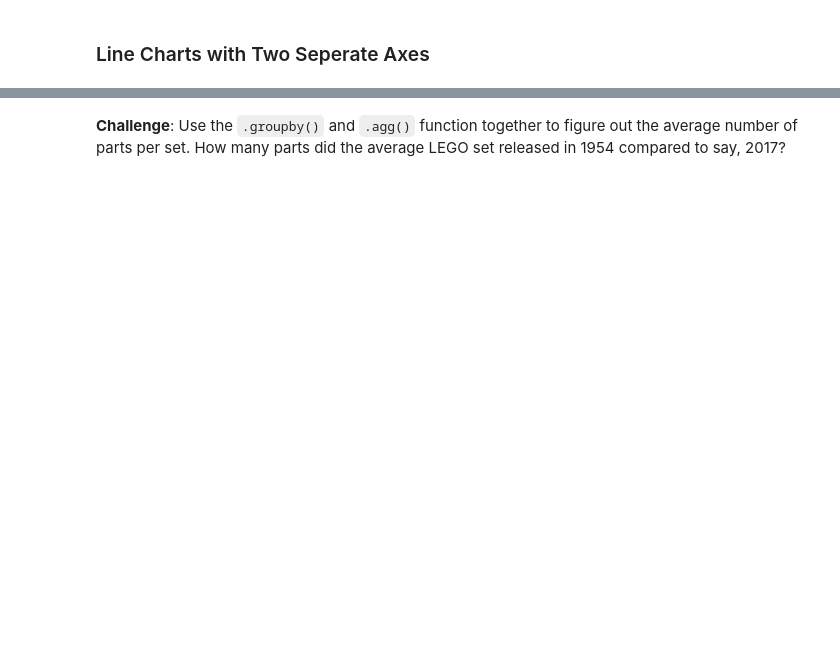
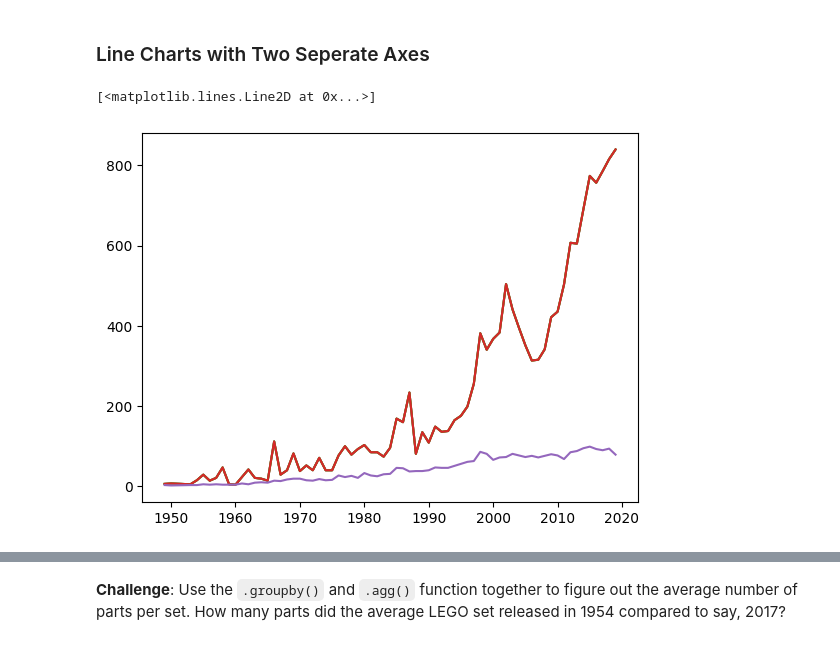
Before and after one commit to davibelo/python-pro-bootcamp-2021, a Jupyter notebook: 07-projects-DataScience/03-DataMergeWithPandas/Lego_Analysis.ipynb, the cells around one changed output, grey strips where cells are left out. Drawn from its saved outputs; the diff is of its cells as text; code cells hidden in the pictures; blank space fills up the shorter version.

```diff
--- a/07-projects-DataScience/03-DataMergeWithPandas/Lego_Analysis.ipynb
+++ b/07-projects-DataScience/03-DataMergeWithPandas/Lego_Analysis.ipynb
@@ -161,7 +147,7 @@ year
 2021      3
 Name: set_num, Length: 71, dtype: int64
 # %%
-sets_by_year = sets_df.groupby('year').count()
+sets_by_year = sets.groupby('year').count()
 print(sets_by_year.head())
 # %% [output]
       set_num  name  theme_id  num_parts
@@ -194,2 +216,8 @@ Let's work out the number of different themes shipped by year. This means we hav
 # %% [markdown]
 ### Line Charts with Two Seperate Axes
+# %%
+plt.plot(sets_by_year.index[:-2], sets_by_year[:-2], linewidth=1.5)
+plt.plot(themes_by_year.index[:-2], themes_by_year.nr_themes[:-2])
+# %% [output]
+[<matplotlib.lines.Line2D at 0x...>]
+[figure, added]
```
Also changed, not shown: parts of 23 cells of this notebook.
